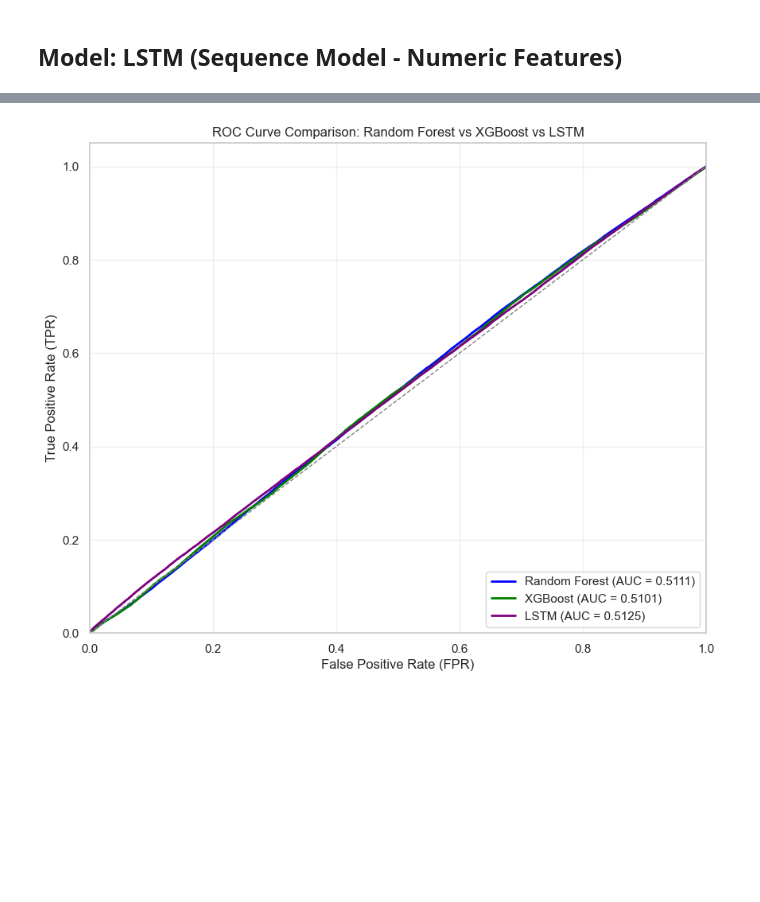
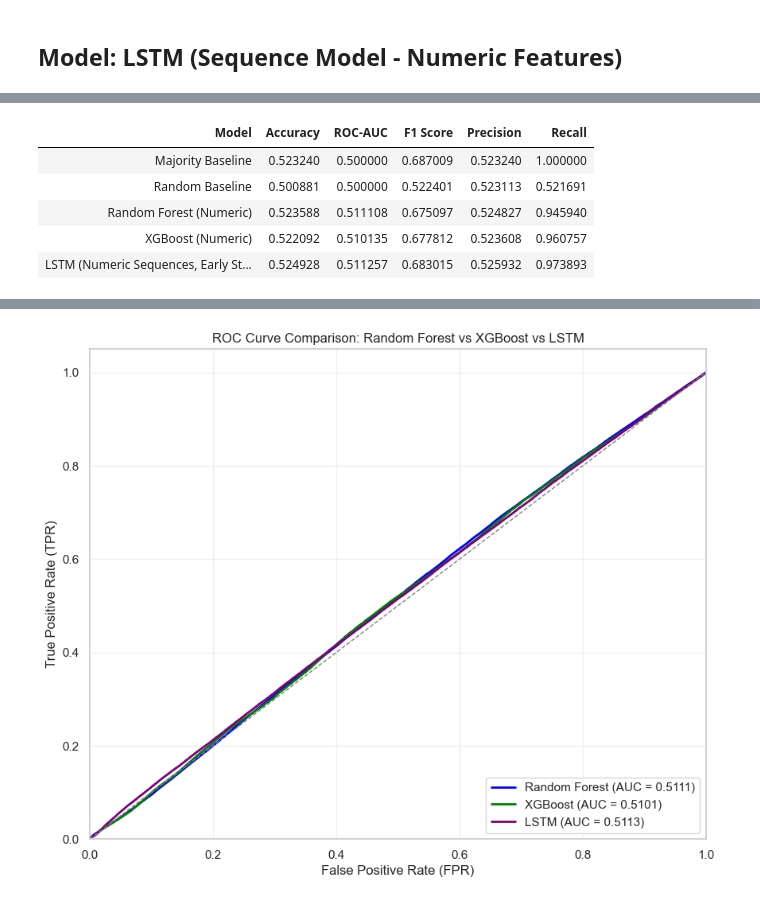
Before and after one commit to jplaceres/S-and-P-500-Stock-Price-Predictor, a Jupyter notebook: sp500_classification_ gdelt_features.ipynb, the cells around one changed output, grey strips where cells are left out. Drawn from its saved outputs; the diff is of its cells as text; code cells hidden in the pictures; blank space fills up the shorter version.

```diff
--- a/sp500_classification_ gdelt_features.ipynb
+++ b/sp500_classification_ gdelt_features.ipynb
@@ -1183,0 +1176,65 @@ plt.show()
+# %%
+# Tune epochs with early stopping on validation ROC-AUC
+max_epochs = 30
+patience = 10
+
+lstm_tune = SmallLSTM(input_size=len(lstm_features), hidden_size=64, layers=2, dropout=0.2).to(device)
+optimizer_tune = torch.optim.Adam(lstm_tune.parameters(), lr=5e-4, weight_decay=1e-4)
+criterion = nn.BCEWithLogitsLoss()
+
+best_val_auc = -np.inf
+best_epoch = 1
+epochs_no_improve = 0
+
+# Track loss history for plotting
+lstm_train_epochs = []
+lstm_train_loss_history = []
+lstm_val_roc_auc_history = []
+
+for epoch in range(1, max_epochs + 1):
+    train_loss = train_one_epoch(lstm_tune, train_inner_loader, optimizer_tune, criterion, device)
+
+    val_probs = predict_probs(lstm_tune, val_loader, device)
+    val_auc = roc_auc_score(y_val_lstm.astype(int), val_probs)
+
+    lstm_train_epochs.append(epoch)
+    lstm_train_loss_history.append(train_loss)
+    lstm_val_roc_auc_history.append(val_auc)
+
+    print(f"Epoch {epoch:02d} | train_loss={train_loss:.4f} | val_auc={val_auc:.4f}")
+
+    if val_auc > best_val_auc:
+        best_val_auc = val_auc
+        best_epoch = epoch
+        epochs_no_improve = 0
+    else:
+        epochs_no_improve += 1
+        if epochs_no_improve >= patience:
+            print(f"Early stopping at epoch {epoch}. Best epoch={best_epoch}, best val_auc={best_val_auc:.4f}")
+            break
+
+
+# Retrain on full training period for the selected epoch count
+lstm_model = SmallLSTM(input_size=len(lstm_features), hidden_size=64, layers=2, dropout=0.2).to(device)
+optimizer_final = torch.optim.Adam(lstm_model.parameters(), lr=5e-4, weight_decay=1e-4)
+
+for epoch in range(1, best_epoch + 1):
+    full_loss = train_one_epoch(lstm_model, train_full_loader, optimizer_final, criterion, device)
+    print(f"Final train epoch {epoch:02d}/{best_epoch} | loss={full_loss:.4f}")
+
+
+# Predict on test sequences
+probs_lstm = predict_probs(lstm_model, test_loader, device)
+pred_lstm = (probs_lstm >= 0.5).astype(int)
+
+
+# Save for later ROC plotting
+y_test_lstm = y_test_lstm.astype(int)
+
+
+# Add LSTM to the main model comparison table
+lstm_metrics = metrics("LSTM (Numeric Sequences, Early Stopping)", y_test_lstm, pred_lstm, probs_lstm)
+model_results = pd.concat([model_results, lstm_metrics], ignore_index=True)
+print("\n\n--- Summary of Model Metrics ---")
+display(model_results.style.hide(axis="index"))
+# %% [output]
@@ -1183,0 +1258,6 @@ plt.show()
+| Model | Accuracy | ROC-AUC | F1 Score | Precision | Recall |
+| Majority Baseline | 0.523240 | 0.500000 | 0.687009 | 0.523240 | 1.000000 |
+| Random Baseline | 0.500881 | 0.500000 | 0.522401 | 0.523113 | 0.521691 |
+| Random Forest (Numeric) | 0.523588 | 0.511108 | 0.675097 | 0.524827 | 0.945940 |
+| XGBoost (Numeric) | 0.522092 | 0.510135 | 0.677812 | 0.523608 | 0.960757 |
+| LSTM (Numeric Sequences, Early St... | 0.524928 | 0.511257 | 0.683015 | 0.525932 | 0.973893 |
```
Also changed, not shown: parts of 15 cells of this notebook.
